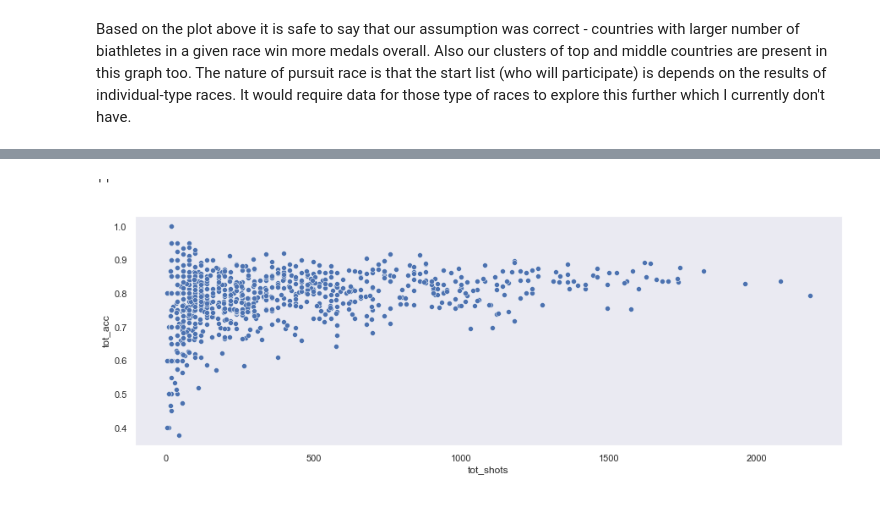
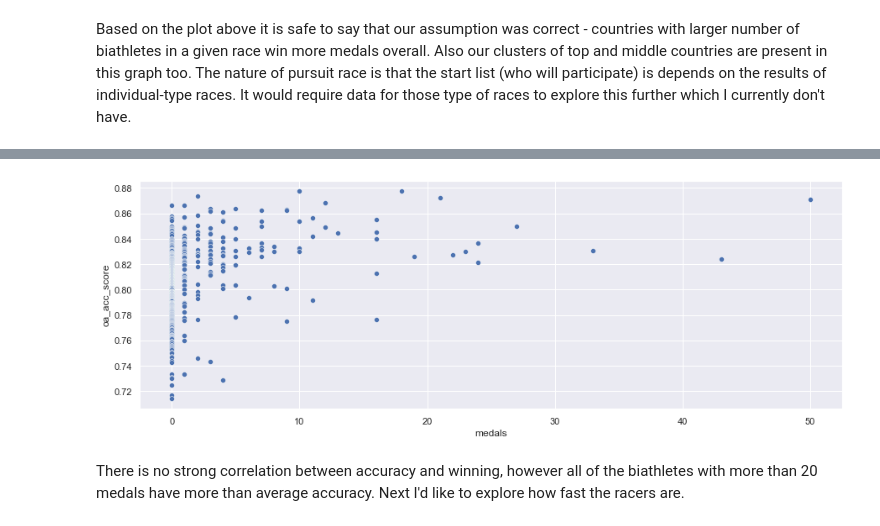
Before and after one commit to iliakhrenov/biathlon_data_analysis, a Jupyter notebook: EDA.ipynb, the cells around one changed output, grey strips where cells are left out. Cells and saved outputs as stored; diff of their text form; code cells hidden in the pictures.

Commit message:
Calculated accuracies and speeds

```diff
--- a/EDA.ipynb
+++ b/EDA.ipynb
@@ -433,6 +385,0 @@ grouped.dropna()
-# %%
-sns.scatterplot(data=grouped.loc[grouped['tot_acc'].isna() == False], x='tot_shots', y='tot_acc')
-;
-# %% [output]
-''
-[figure, removed]
@@ -438,0 +427,46 @@ sns.scatterplot(data=grouped.loc[grouped['tot_acc'].isna() == False], x='tot_sho
+# %%
+# In next block I'll calculate overall accuracies and accuracy scores
+# for each individual biathlete.
+oa_acc_columns = [
+    'oa_tot_acc', 'oa_p1_acc', 'oa_p2_acc', 'oa_tot_p_acc',
+    'oa_s1_acc', 'oa_s2_acc', 'oa_tot_s_acc'
+    ]
+grouped = df.groupby('name', sort=False)[shot_columns+miss_columns].sum()
+for t in zip(shot_columns, miss_columns, oa_acc_columns):
+    grouped[t[2]] = 1 - (grouped[t[1]]/grouped[t[0]])
+
+# Filling NaNs with zeroes for rare biathletes who had 0 shots overall or
+# in any shooting type (no shots - zero accuracy).
+oa_acc_df = grouped.fillna(0).copy()
+
+# Calculating accuracy score (basically weighted accuracy), where:
+# 440 - median of total shots for biathletes who have more than 100 shots
+# over their career;
+# 0.809 - mean accuracy across all shots.
+oa_acc_df['oa_acc_score'] = (
+    (oa_acc_df['tot_shots']-oa_acc_df['tot_misses']+440*0.809)
+    /(oa_acc_df['tot_shots'] + 440)
+    )
+# %%
+# Creating a dataframe with names as index and total medals as values.
+medals_df = (
+    df.loc[df['rank'].isin([1,2,3]), ('name', 'rank', 'race_id')]
+    .groupby('name')['rank'].count()
+    .sort_values(ascending=False)
+    .rename('medals')
+    )
+# Creating a view of the data to explore relationship between amount of
+# medals won and accuracy score.
+medals_acc_df = pd.merge(oa_acc_df, medals_df, how='left', on='name')
+subset = (
+    medals_acc_df[['oa_acc_score', 'medals']].fillna(0)
+    .sort_values(by='oa_acc_score', ascending=False)
+)
+# %%
+# Plotting.
+sns.set(style='darkgrid')
+sns.scatterplot(data=subset, x='medals', y='oa_acc_score');
+# %% [output]
+[figure, added]
+# %% [markdown]
+There is no strong correlation between accuracy and winning, however all of the biathletes with more than 20 medals have more than average accuracy. Next I'd like to explore how fast the racers are.
```
Also changed, not shown: parts of 26 cells of this notebook.
